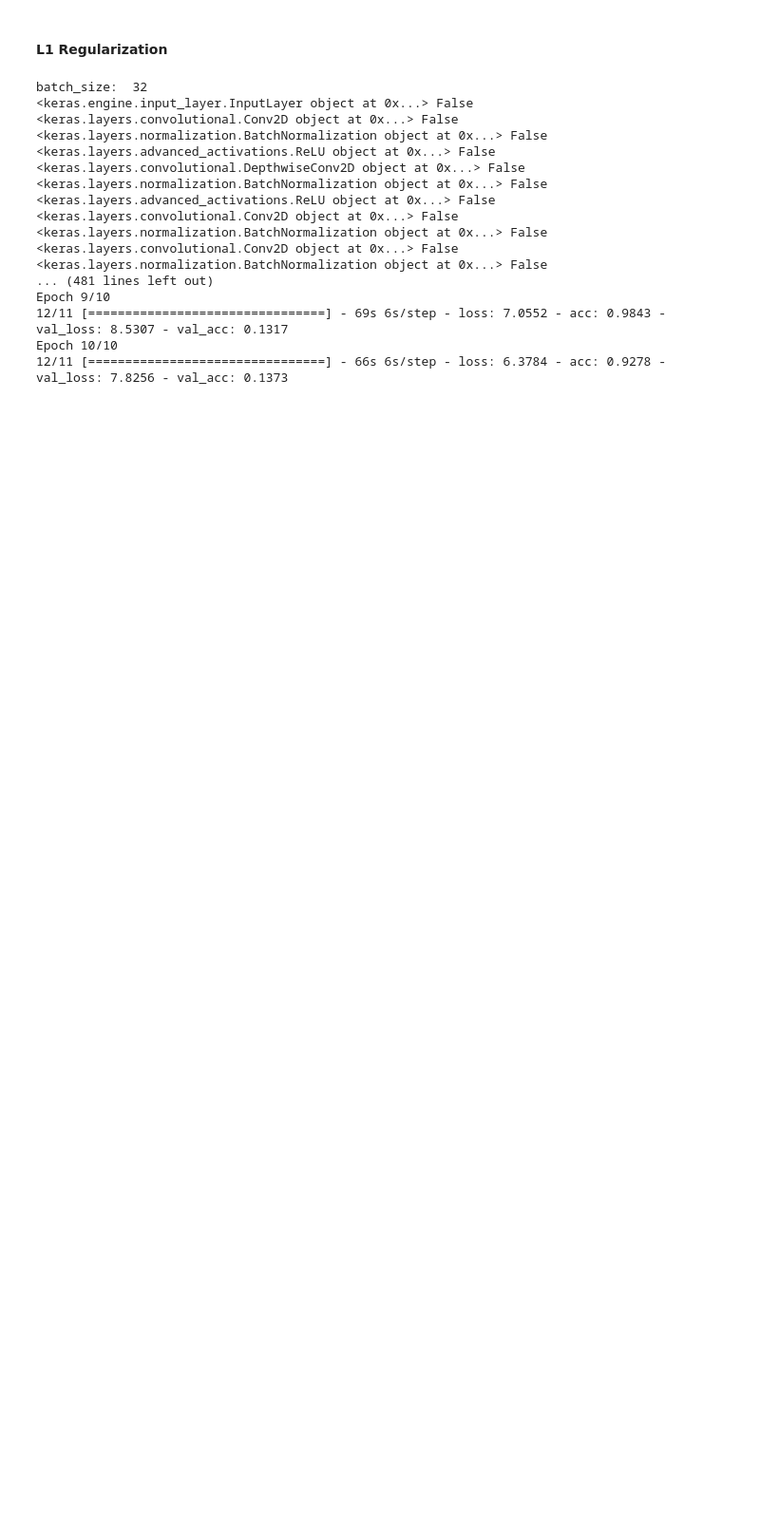
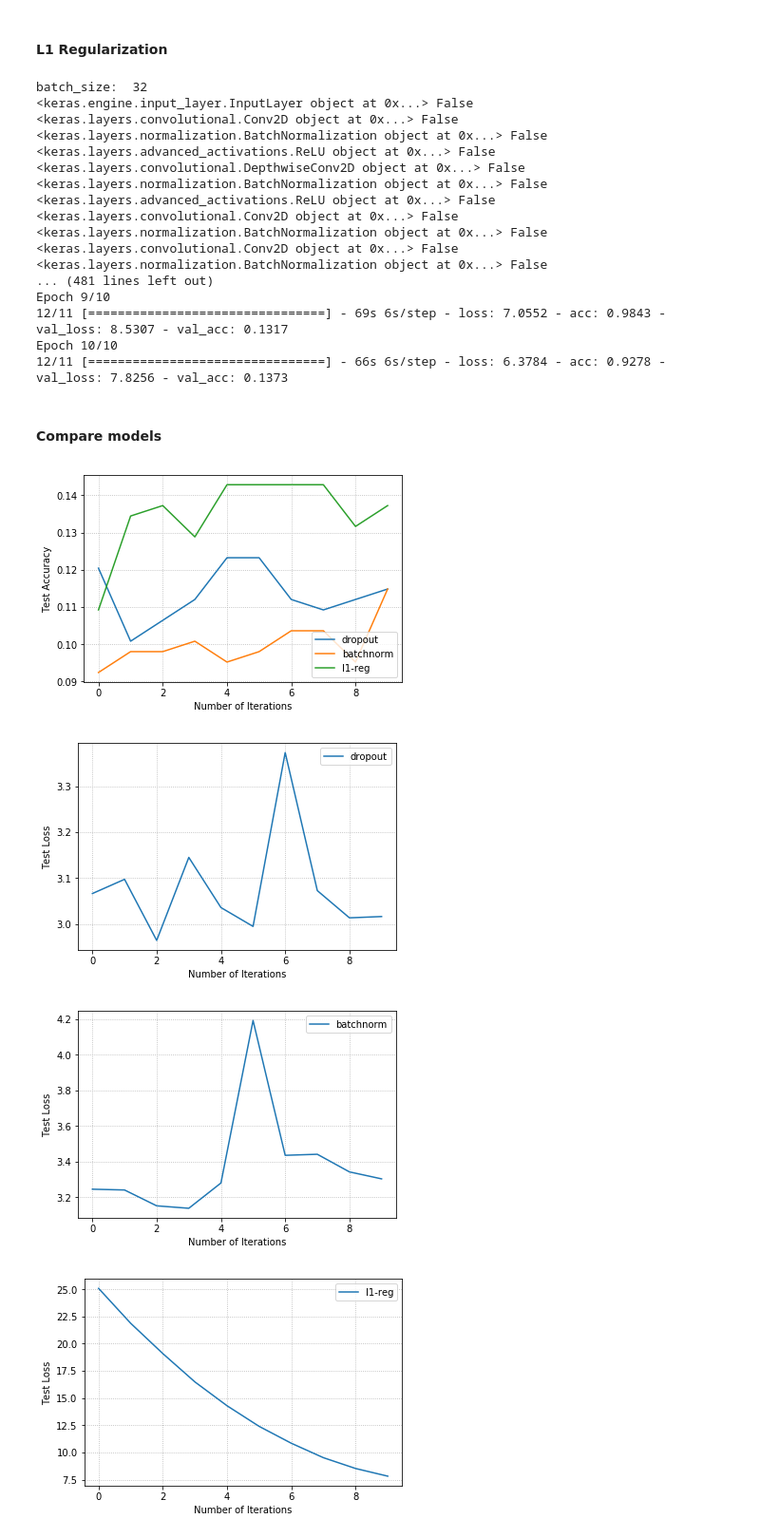
Before and after one commit to sofa13/csi5139_a3, a Jupyter notebook: MobileNetV2.ipynb, the cells around one changed output. Shown at 95% size. Saved outputs shown, nothing was run; the diff lists cells and outputs as text; code cells hidden in the pictures; blank space fills up the shorter version.

```diff
--- a/MobileNetV2.ipynb
+++ b/MobileNetV2.ipynb
@@ -304,18 +300,3 @@ Epoch 9/10
 12/11 [================================] - 63s 5s/step - loss: 0.0970 - acc: 0.9888 - val_loss: 3.3418 - val_acc: 0.0952
 Epoch 10/10
 12/11 [================================] - 64s 5s/step - loss: 0.1697 - acc: 0.9697 - val_loss: 3.3027 - val_acc: 0.1148
-# %%
-#4 batch, 16 dense
-
-for layer in mv2_batchnorm_transfer.layers:
-    print(layer, layer.trainable)
-
-mv2_batchnorm_transfer.summary()
-
-hist_mv2_batchnorm = mv2_batchnorm_transfer.fit_generator(
-        train_generator,
-        steps_per_epoch=(train_generator.samples/train_generator.batch_size),
-        epochs=epochs,
-        validation_data=test_generator,
-        validation_steps=(test_generator.samples/test_generator.batch_size),
-        verbose=1)
@@ -372,3 +335,35 @@ Epoch 9/10
 12/11 [================================] - 69s 6s/step - loss: 7.0552 - acc: 0.9843 - val_loss: 8.5307 - val_acc: 0.1317
 Epoch 10/10
 12/11 [================================] - 66s 6s/step - loss: 6.3784 - acc: 0.9278 - val_loss: 7.8256 - val_acc: 0.1373
+# %% [markdown]
+#### Compare models
+# %%
+def plotAccuracy(data, ylabel):
+    for reg in data:
+        test_acc = reg[0]
+        labl = reg[1]
+        iterations = list(range(len(test_acc)))
+        plt.plot(iterations, test_acc, label=labl)
+    #plt.plot(iterations, test, label="test")
+
+    plt.xlabel("Number of Iterations")
+    plt.ylabel(ylabel)
+    plt.grid(True, linestyle='dotted')
+    plt.legend() #loc="upper left"
+
+    plt.show()
+# %%
+# compare accuracy
+data = [[hist_mv2_dropout.history['val_acc'], "dropout"], [hist_mv2_batchnorm.history['val_acc'], "batchnorm"], [hist_mv2_l1reg.history['val_acc'], "l1-reg"]]
+plotAccuracy(data, "Test Accuracy")
+data = [[hist_mv2_dropout.history['val_loss'], "dropout"]]
+plotAccuracy(data, "Test Loss")
+data = [[hist_mv2_batchnorm.history['val_loss'], "batchnorm"]]
+plotAccuracy(data, "Test Loss")
+data = [[hist_mv2_l1reg.history['val_loss'], "l1-reg"]]
+plotAccuracy(data, "Test Loss")
+# %% [output]
+[figure, added]
+[figure, added]
+[figure, added]
+[figure, added]
```
Also changed, not shown: parts of 25 cells of this notebook.
